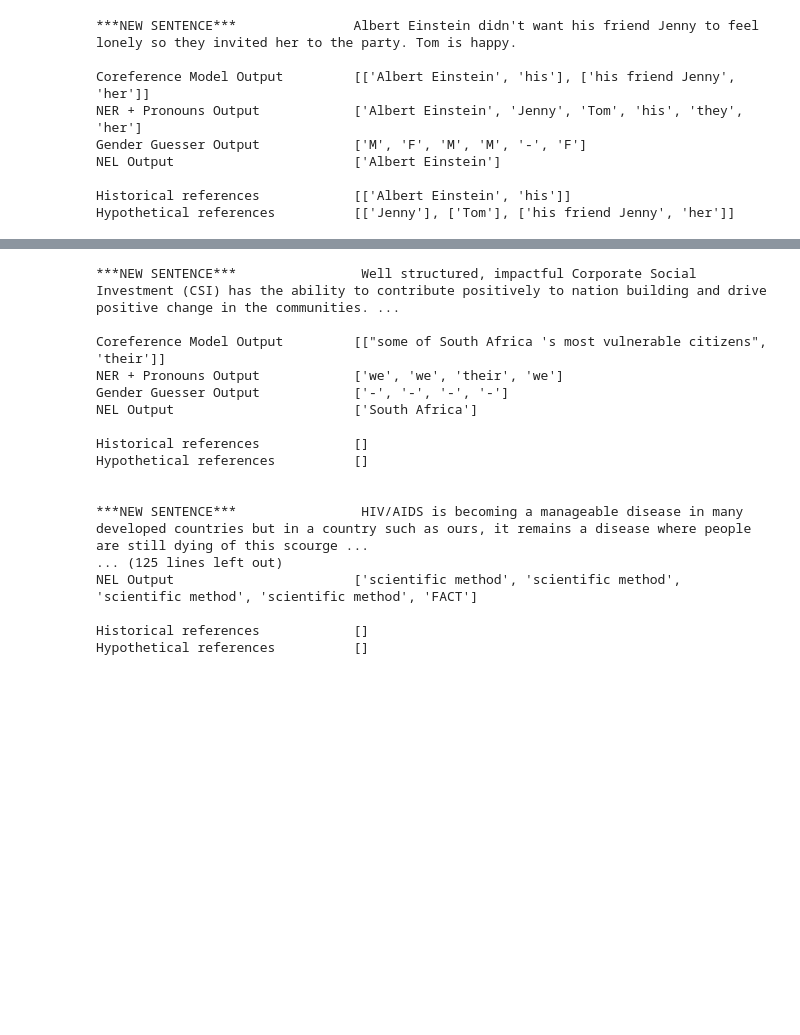
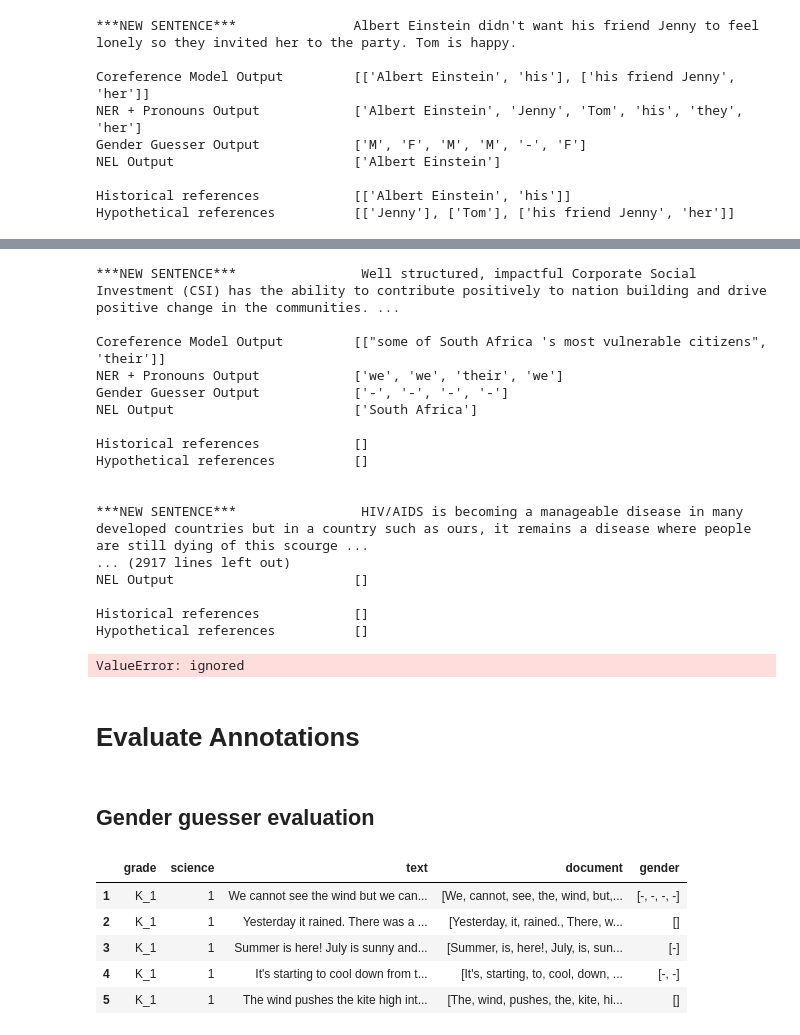
Before and after one commit to darisoy/EE517_Sp21, a Jupyter notebook: Project/pipeline.ipynb, the cells around one changed output, grey strips where cells are left out. Saved outputs shown, nothing was run; the diff lists cells and outputs as text; code cells hidden in the pictures; blank space fills up the shorter version.

Commit message:
gender evaluations added

```diff
--- a/Project/pipeline.ipynb
+++ b/Project/pipeline.ipynb
@@ -42,3 +45,12 @@ un_named_mentions = fem_p + male_p + personal_p + other_p + people + people_f +
 f_un_named = fem_p + people_f
 m_un_named = male_p + people_m
 neutral_un_named = personal_p + other_p + people
+# %%
+# get data
+train = pd.read_csv('/content/train.csv', delimiter= ",", low_memory=False, index_col=0)
+test = pd.read_csv('/content/test.csv', delimiter= ",", low_memory=False, index_col=0)
+data = pd.concat([train, test], axis = 0)
+data = data.drop(['bool', 'book', 'text', 'level'], axis=1)
+data = data.rename(columns={'text_org': 'text'})
+data.fillna('[]',inplace = True)
+data[data.grade=='12'].head()
@@ -177,5 +180,5 @@ d[d.grade=='12'].head()
 # %%
-for text in d[d.grade=='12'].text_org:
+for text in data[data.grade=='12'].text_org:
     hist, hypo = get_hist_hypo_references(text, nlp, nel, debug=True)
 # %% [output]
 ***NEW SENTENCE***                Well structured, impactful Corporate Social Investment (CSI) has the ability to contribute positively to nation building and drive positive change in the communities. ...
@@ -190,8 +193,22 @@ Hypothetical references          []
 
 
 ***NEW SENTENCE***                HIV/AIDS is becoming a manageable disease in many developed countries but in a country such as ours, it remains a disease where people are still dying of this scourge ...
-... (125 lines left out)
-NEL Output                       ['scientific method', 'scientific method', 'scientific method', 'scientific method', 'FACT']
+... (2917 lines left out)
+NEL Output                       []
 
 Historical references            []
 Hypothetical references          []
+ValueError: ignored
+# %% [markdown]
+# Evaluate Annotations
+# %% [markdown]
+## Gender guesser evaluation
+# %%
+data.head()
+# %% [output]
+|  | grade | science | text | document | gender |
+| 1 | K_1 | 1 | We cannot see the wind but we can... | [We, cannot, see, the, wind, but,... | [-, -, -, -] |
+| 2 | K_1 | 1 | Yesterday it rained. There was a ... | [Yesterday, it, rained., There, w... | [] |
+| 3 | K_1 | 1 | Summer is here! July is sunny and... | [Summer, is, here!, July, is, sun... | [-] |
+| 4 | K_1 | 1 | It's starting to cool down from t... | [It's, starting, to, cool, down, ... | [-, -] |
+| 5 | K_1 | 1 | The wind pushes the kite high int... | [The, wind, pushes, the, kite, hi... | [] |
```
Also changed, not shown: parts of 8 cells of this notebook.
